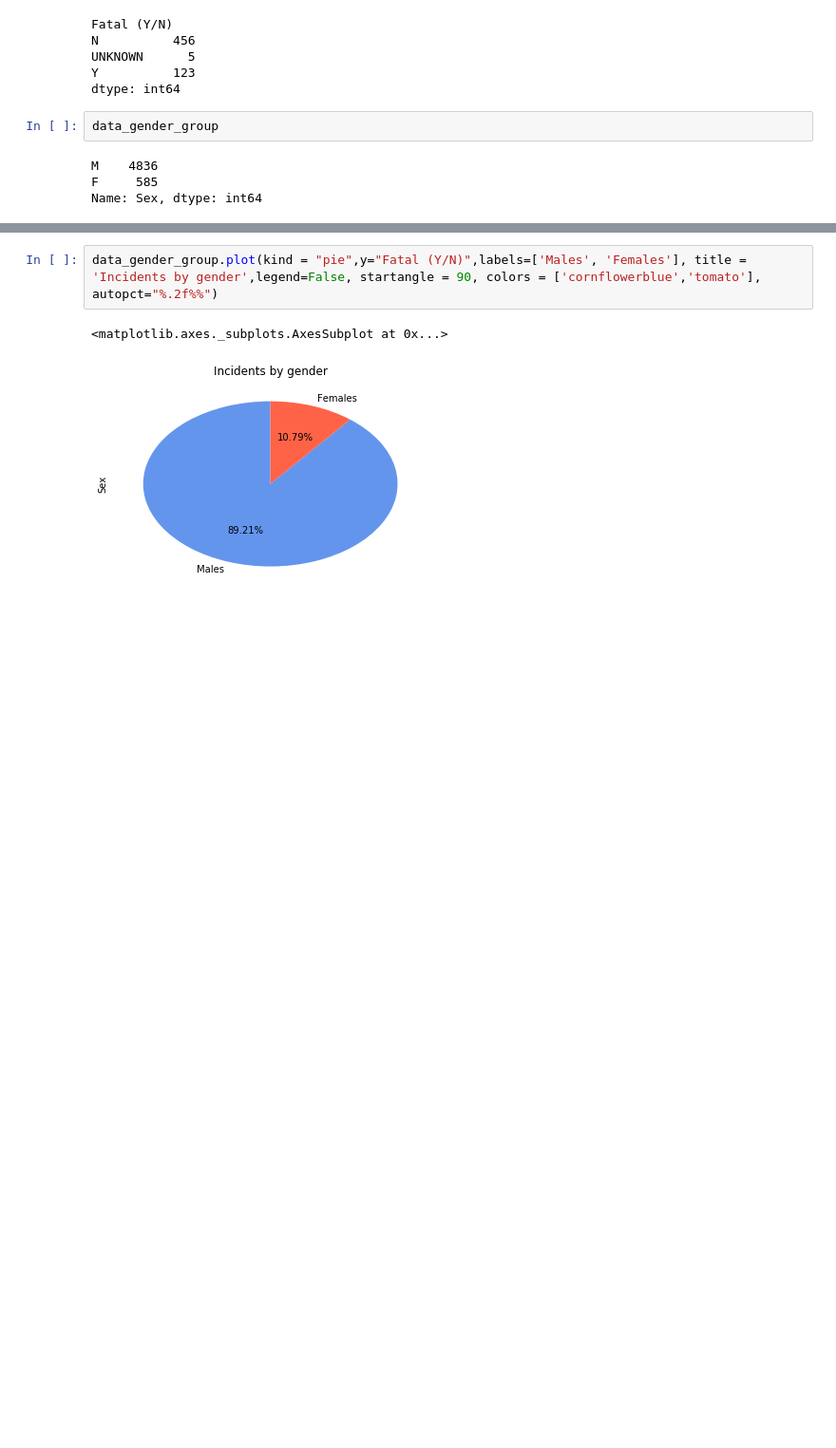
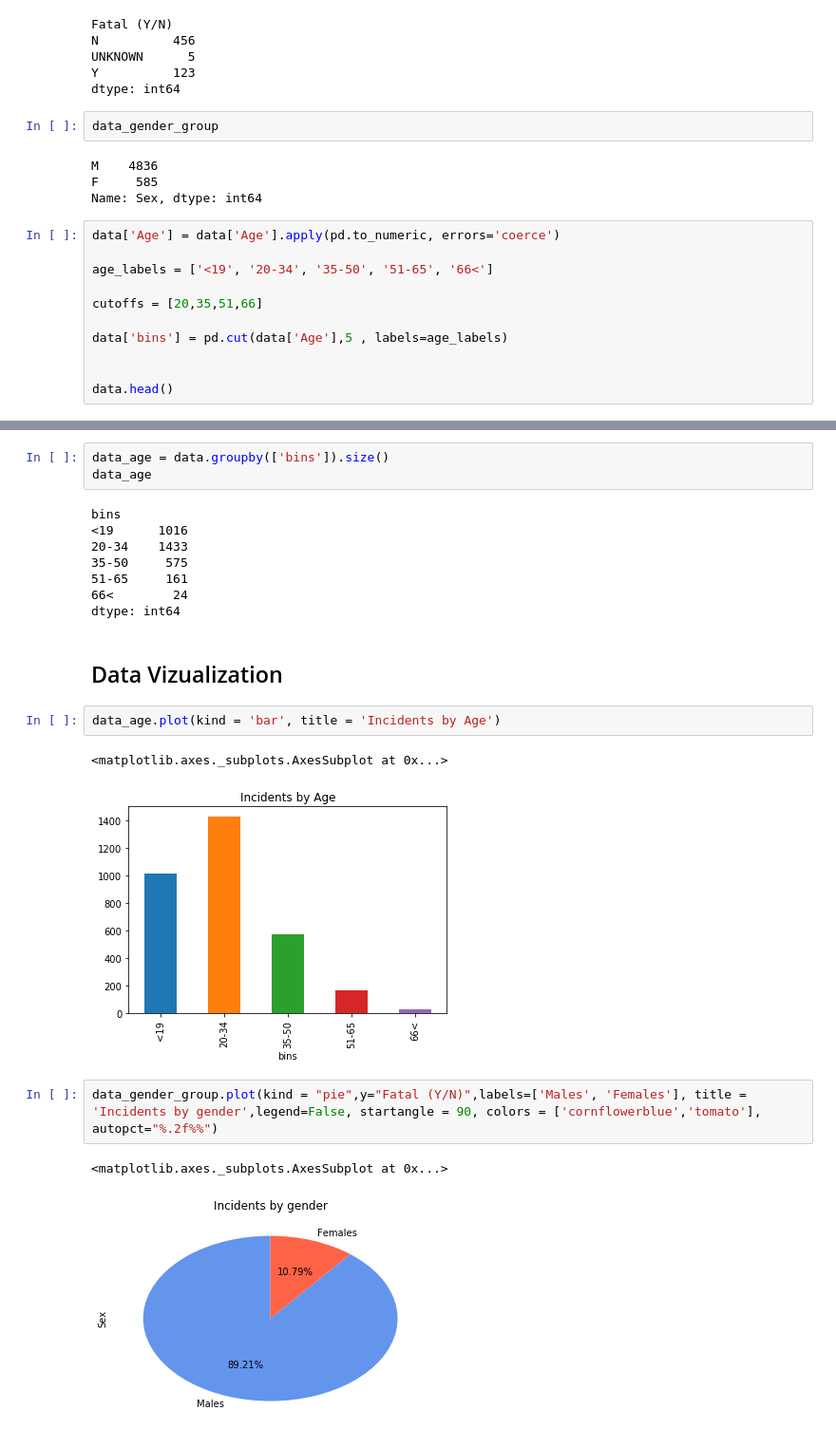
Before and after one commit to ta-datapt-bcn/project-pandas, a Jupyter notebook: Pandas Project.ipynb, the cells around one changed output, grey strips where cells are left out. Shown: that part at 95% size. Drawn from its saved outputs; the diff is of its cells as text; blank space fills up the shorter version.

```diff
--- a/Pandas Project.ipynb
+++ b/Pandas Project.ipynb
@@ -232,3 +240,14 @@ data_gender_group
 M    4836
 F     585
 Name: Sex, dtype: int64
+# %%
+data['Age'] = data['Age'].apply(pd.to_numeric, errors='coerce')
+
+age_labels = ['<19', '20-34', '35-50', '51-65', '66<']
+
+cutoffs = [20,35,51,66]
+
+data['bins'] = pd.cut(data['Age'],5 , labels=age_labels)
+
+
+data.head()
@@ -235,3 +262,21 @@ Name: Sex, dtype: int64
+# %%
+data_age = data.groupby(['bins']).size()
+data_age
+# %% [output]
+bins
+<19      1016
+20-34    1433
+35-50     575
+51-65     161
+66<        24
+dtype: int64
+# %% [markdown]
+## Data Vizualization
+# %%
+data_age.plot(kind = 'bar', title = 'Incidents by Age')
+# %% [output]
+<matplotlib.axes._subplots.AxesSubplot at 0x...>
+[figure, added]
 # %%
 data_gender_group.plot(kind = "pie",y="Fatal (Y/N)",labels=['Males', 'Females'], title = 'Incidents by gender',legend=False, startangle = 90, colors = ['cornflowerblue','tomato'], autopct="%.2f%%")
 # %% [output]
```
Also changed, not shown: parts of 12 cells of this notebook.
